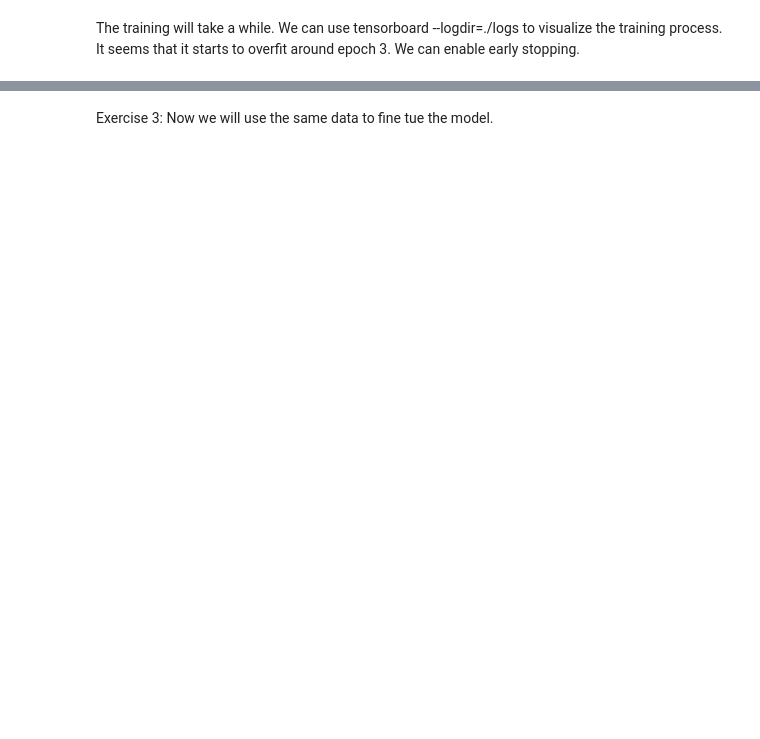
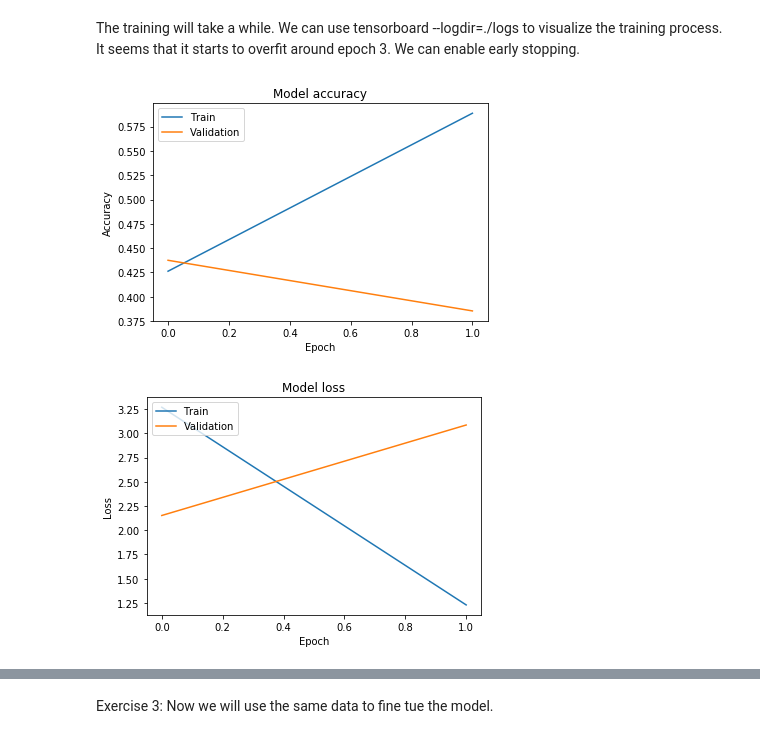
Before and after one commit to nzhou/keras_image_tutorial, a Jupyter notebook: Keras-tutorial.ipynb, the cells around one changed output, grey strips where cells are left out. Drawn from its saved outputs; the diff is of its cells as text; code cells hidden in the pictures; blank space fills up the shorter version.

```diff
--- a/Keras-tutorial.ipynb
+++ b/Keras-tutorial.ipynb
@@ -179,23 +180,26 @@ The training will take a while. We can use tensorboard --logdir=./logs to visual
 # %%
 import matplotlib.pyplot as plt
 
 # Plot training & validation accuracy values
-plt.plot(history.history['acc'])
-plt.plot(history.history['val_acc'])
+plt.plot(history.history['categorical_accuracy'])
+plt.plot(history.history['val_categorical_accuracy'])
 plt.title('Model accuracy')
 plt.ylabel('Accuracy')
 plt.xlabel('Epoch')
 plt.legend(['Train', 'Validation'], loc='upper left')
 plt.show()
 
 # Plot training & validation loss values
 plt.plot(history.history['loss'])
 plt.plot(history.history['val_loss'])
 plt.title('Model loss')
 plt.ylabel('Loss')
 plt.xlabel('Epoch')
 plt.legend(['Train', 'Validation'], loc='upper left')
 plt.show()
+# %% [output]
+[figure, added]
+[figure, added]
 # %%
 result = test_one_image('data/flower_photos/test/1.jpg', img_width, img_height, new_model)
 print('Predicted:', prob_to_class(class_names, result))
```
Also changed, not shown: parts of 6 cells of this notebook.
